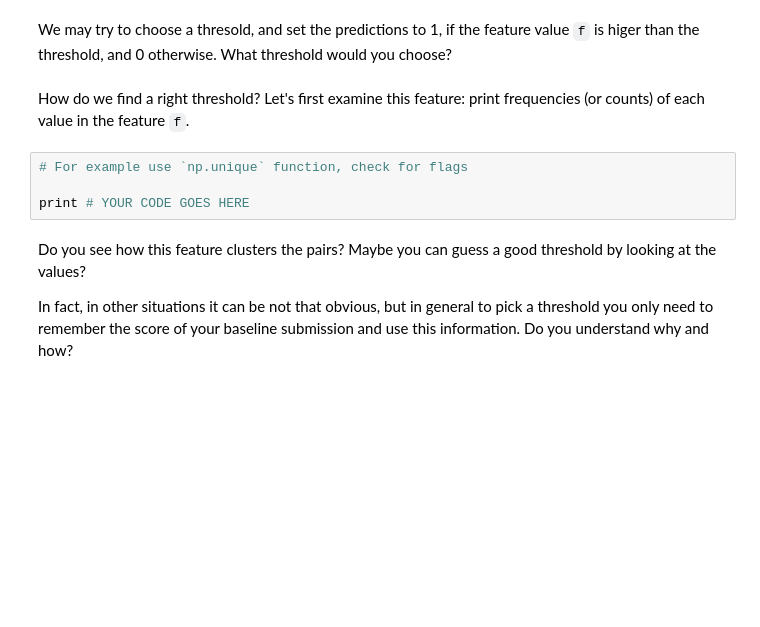
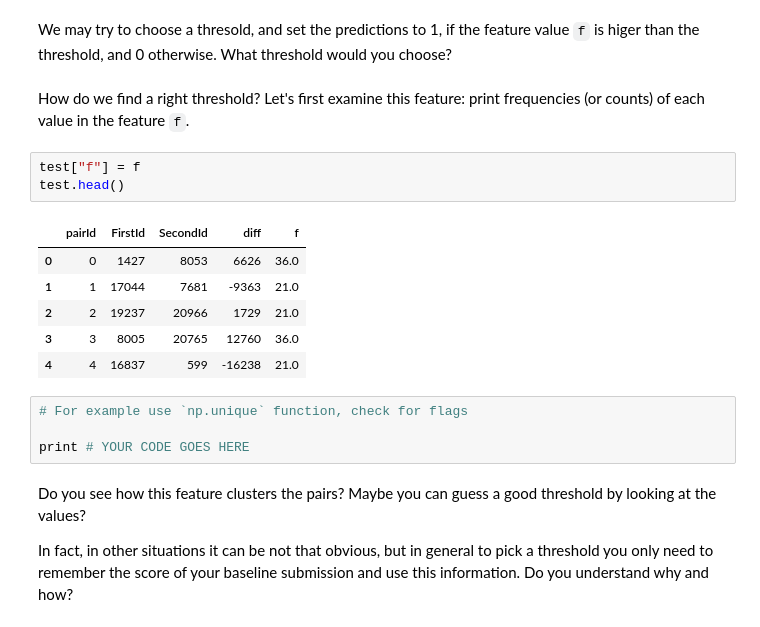
Before and after one commit to las1982/competitive-data-science, a Jupyter notebook: Programming assignment, week 2: Data leakages/Data leakages.ipynb, the cells around one changed output. Saved outputs shown, nothing was run; the diff lists cells and outputs as text; blank space fills up the shorter version.

```diff
--- a/Programming assignment, week 2: Data leakages/Data leakages.ipynb
+++ b/Programming assignment, week 2: Data leakages/Data leakages.ipynb
@@ -217,6 +278,16 @@ But how do we convert this feature into binary predictions? We do not have a tra
 We may try to choose a thresold, and set the predictions to 1, if the feature value `f` is higer than the threshold, and 0 otherwise. What threshold would you choose?
 # %% [markdown]
 How do we find a right threshold? Let's first examine this feature: print frequencies (or counts) of each value in the feature `f`.
+# %%
+test["f"] = f
+test.head()
+# %% [output]
+|  | pairId | FirstId | SecondId | diff | f |
+| 0 | 0 | 1427 | 8053 | 6626 | 36.0 |
+| 1 | 1 | 17044 | 7681 | -9363 | 21.0 |
+| 2 | 2 | 19237 | 20966 | 1729 | 21.0 |
+| 3 | 3 | 8005 | 20765 | 12760 | 36.0 |
+| 4 | 4 | 16837 | 599 | -16238 | 21.0 |
 # %%
 # For example use `np.unique` function, check for flags
 
```
Also changed, not shown: parts of 12 cells of this notebook, 7 other files.
